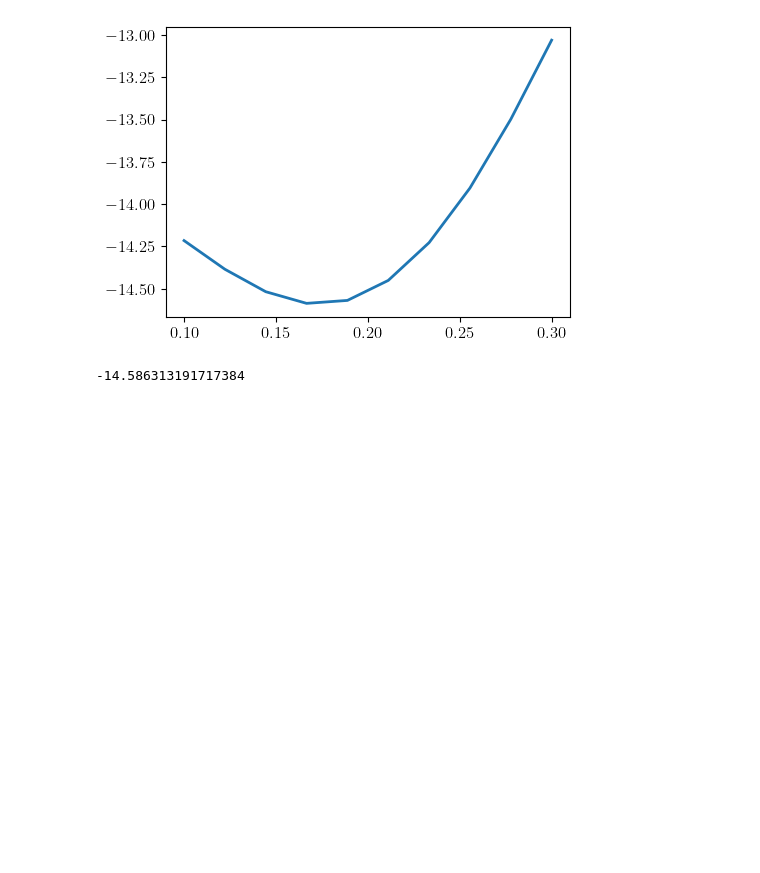
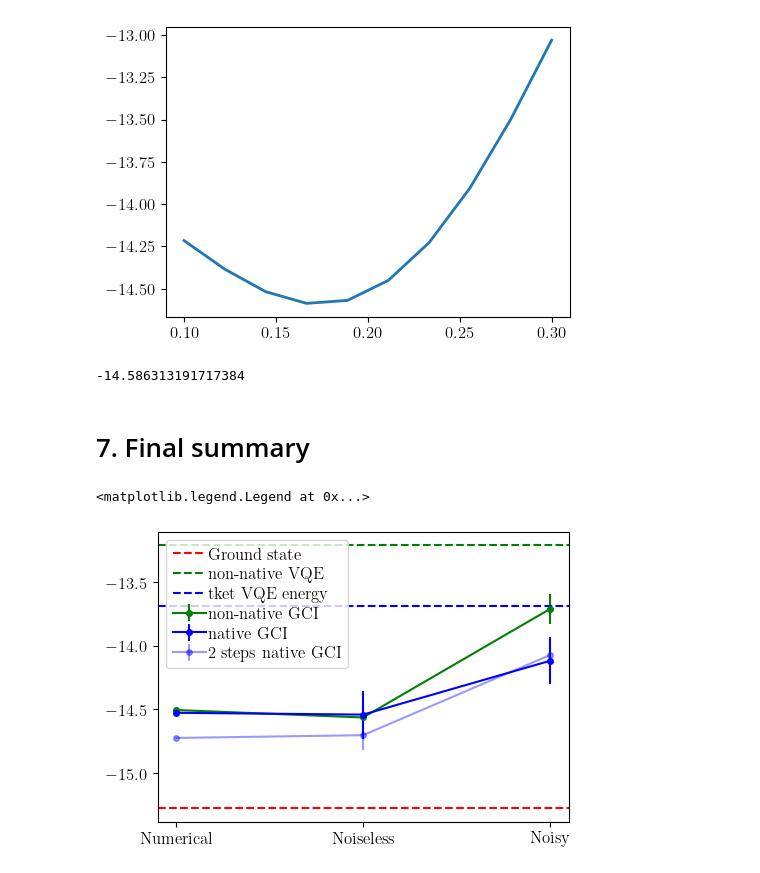
Before and after one commit to qiboteam/boostvqe, a Jupyter notebook: notebooks/quantinuum_native_gate_dbqa.ipynb, the cells around one changed output. Cells and saved outputs as stored; diff of their text form; code cells hidden in the pictures; blank space fills up the shorter version.

```diff
--- a/notebooks/quantinuum_native_gate_dbqa.ipynb
+++ b/notebooks/quantinuum_native_gate_dbqa.ipynb
@@ -1910,3 +2034,44 @@ plt.plot(t_space, exp_ls)
 print(min(exp_ls))
 # %% [output]
 -14.586313191717384
+# %% [markdown]
+# 7. Final summary
+# %%
+# qibo vqe
+folder_path = f'results/circuit_qasm/sgd_{nqubits}q_{nlayer}l_XXZ/'
+vqe_circ_file_qibo = folder_path + 'vqe_circ_step1.qasm'
+vqe_circ_qibo = pytket.qasm.circuit_from_qasm(vqe_circ_file_qibo)
+# target energy
+target_energy = np.real(np.min(np.asarray(H.eigenvalues())))
+# %%
+# non-native DBQA 1 step
+qibo_dbqa_mean = [-14.5051, -14.5634, -13.7124]
+qibo_dbqa_std = [0, 0.1099, 0.1184]
+# native DBQA 1 step
+native_dbqa_mean = [-14.5267, -14.5409, -14.1192]
+native_dbqa_std = [0, 0.1881, 0.1829]
+# native DBQA
+step2_native_dbqa_mean = [-14.7239, -14.7024, -14.0743]
+step2_native_dbqa_std = [0, 0.1133, 0.0892]
+# %%
+# plot VQE energies
+# nqubits = 10, initial energy 5
+x_labels = ['Numerical', 'Noiseless', 'Noisy']
+x = np.arange(len(qibo_dbqa_mean))
+plt.xticks(x, x_labels)
+# plt.axhline(y=unitary_expectation(H.matrix), label='initial energy', color='brown')
+plt.axhline(y=target_energy, label='Ground state', linestyle='--', color='red', linewidth=1.5)
+# qibo
+qibo_color = 'green'
+plt.axhline(y=unitary_expectation(H.matrix, vqe_circ_qibo.get_unitary()), linestyle='--', label='non-native VQE', color=qibo_color, linewidth=1.5)
+plt.errorbar(x, qibo_dbqa_mean, yerr=qibo_dbqa_std, color=qibo_color, fmt='.-', label='non-native GCI', linewidth=1.5)
+
+# native
+tket_color = 'blue'
+plt.axhline(y=unitary_expectation(H.matrix, u), label='tket VQE energy', linestyle='--', color=tket_color, linewidth=1.5)
+plt.errorbar(x, native_dbqa_mean, yerr=native_dbqa_std, color=tket_color, fmt='.-', label='native GCI', linewidth=1.5)
+plt.errorbar(x, step2_native_dbqa_mean, yerr=step2_native_dbqa_std, color=tket_color, alpha=0.4, fmt='.-', label='2 steps native GCI', linewidth=1.5)
+plt.legend()
+# %% [output]
+<matplotlib.legend.Legend at 0x...>
+[figure, added]
```
Also changed, not shown: parts of 19 cells of this notebook, 1 other file.
